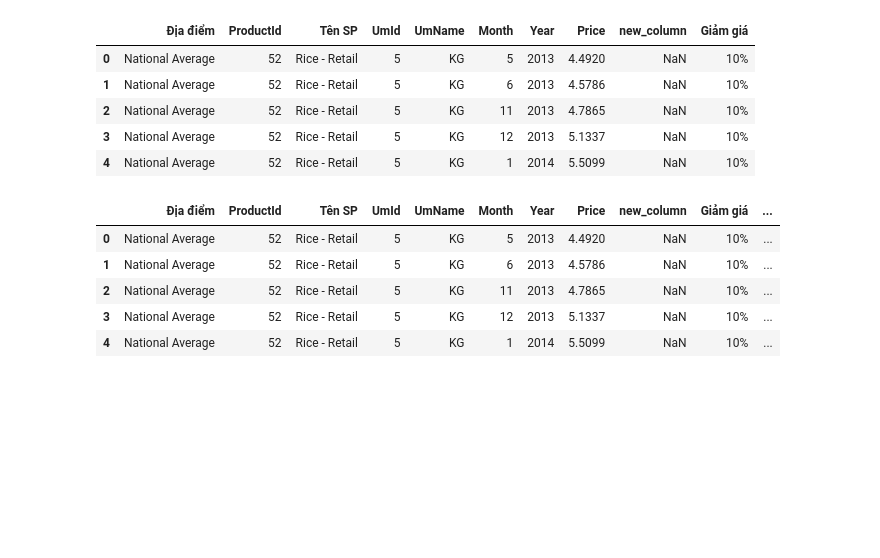
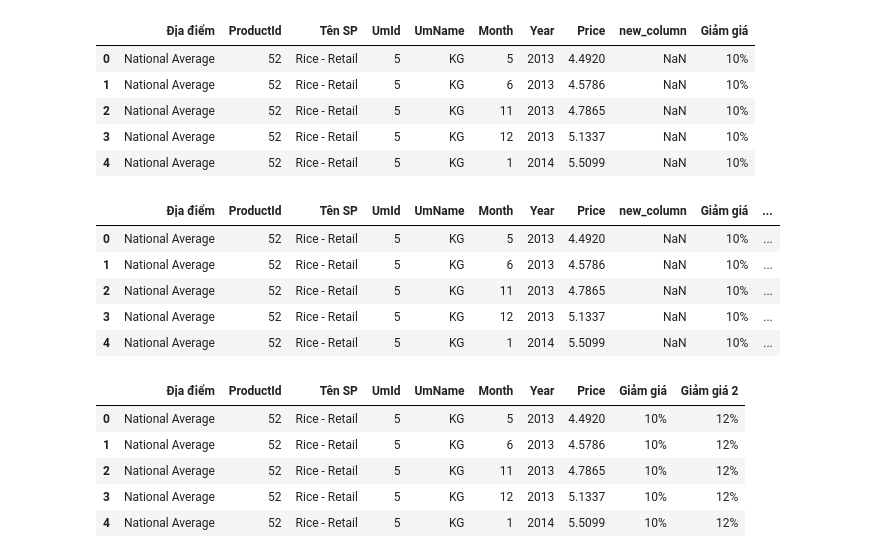
Before and after one commit to hunght92/Codegym, a Jupyter notebook: Học lại.ipynb, the cells around one changed output. Drawn from its saved outputs; the diff is of its cells as text; code cells hidden in the pictures; blank space fills up the shorter version.

```diff
--- a/Học lại.ipynb
+++ b/Học lại.ipynb
@@ -280,3 +280,14 @@ df.head()
 | 2 | National Average | 52 | Rice - Retail | 5 | KG | 11 | 2013 | 4.7865 | NaN | 10% | ... |
 | 3 | National Average | 52 | Rice - Retail | 5 | KG | 12 | 2013 | 5.1337 | NaN | 10% | ... |
 | 4 | National Average | 52 | Rice - Retail | 5 | KG | 1 | 2014 | 5.5099 | NaN | 10% | ... |
+# %%
+# Xóa một cột sử dụng hàm del
+del df['new_column']
+df.head()
+# %% [output]
+|  | Địa điểm | ProductId | Tên SP | UmId | UmName | Month | Year | Price | Giảm giá | Giảm giá 2 |
+| 0 | National Average | 52 | Rice - Retail | 5 | KG | 5 | 2013 | 4.4920 | 10% | 12% |
+| 1 | National Average | 52 | Rice - Retail | 5 | KG | 6 | 2013 | 4.5786 | 10% | 12% |
+| 2 | National Average | 52 | Rice - Retail | 5 | KG | 11 | 2013 | 4.7865 | 10% | 12% |
+| 3 | National Average | 52 | Rice - Retail | 5 | KG | 12 | 2013 | 5.1337 | 10% | 12% |
+| 4 | National Average | 52 | Rice - Retail | 5 | KG | 1 | 2014 | 5.5099 | 10% | 12% |
```
